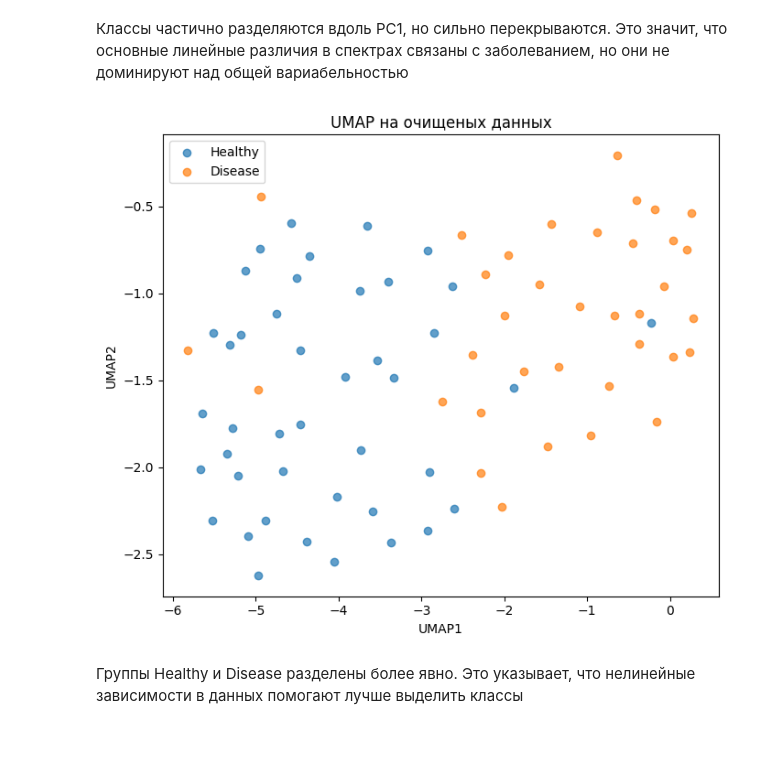
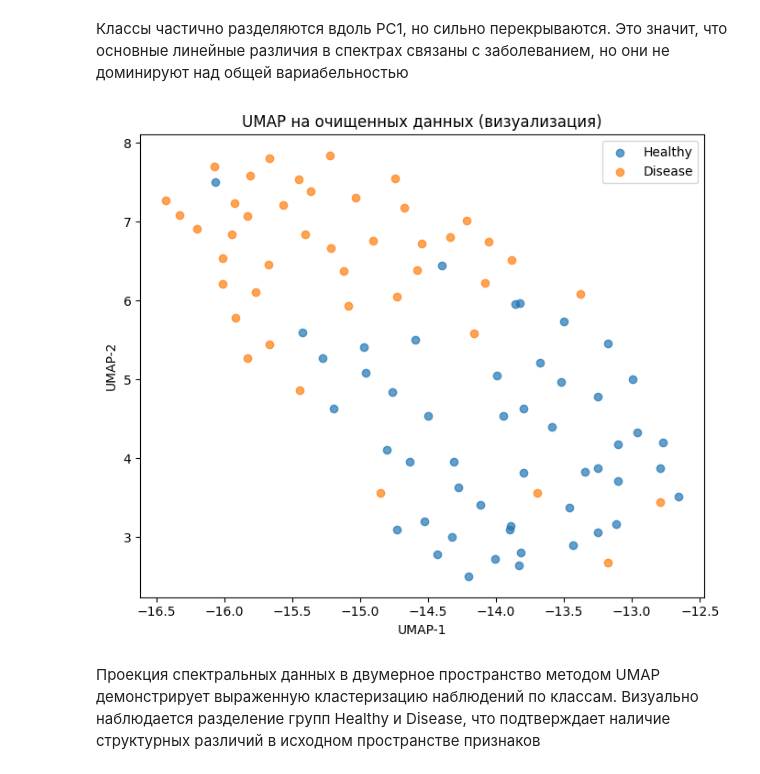
Before and after one commit to nstk24/diplomist, a Jupyter notebook: первый.ipynb, the cells around one changed output. Cells and saved outputs as stored; diff of their text form; code cells hidden in the pictures; blank space fills up the shorter version.

```diff
--- a/первый.ipynb
+++ b/первый.ipynb
@@ -145,24 +177,33 @@ Mann–Whitney U-test: U = 1490.0 , p-value = 0.09872431079247232
 # %% [markdown]
 сделаем чистку данных от тех, в которых С/Ш меньше 15, для лучшей подготовки датасета к последующему обучению
 # %%
+import numpy as np
+import pandas as pd
+
 # --- Удаление спектров с низким SNR ---
-snr_threshold = 20# можно менять (например, 10 / 15 / 20)
+snr_threshold = 15  # фиксированный порог качества (не подбираем под метрики)
+
 mask = snr >= snr_threshold
 
 X_clean = X[mask]
-y_clean = y[mask]
-wavenumber_clean = wavenumber  # ось остаётся та же
+y_clean = y[mask].astype(int)
 snr_clean = snr[mask]
+wavenumber_clean = wavenumber  # ось та же
 
 print(f"Исходный размер: {X.shape[0]} спектров")
 print(f"После фильтрации (SNR >= {snr_threshold}): {X_clean.shape[0]} спектров")
 print(f"Удалено: {X.shape[0] - X_clean.shape[0]} спектров")
 
-# --- Сохраняем в CSV для дальнейшего использования ---
-import pandas as pd
+# Контроль баланса классов
+unique_before, counts_before = np.unique(y, return_counts=True)
+unique_after, counts_after = np.unique(y_clean, return_counts=True)
+print("Классы до :", dict(zip(unique_before, counts_before)))
+print("Классы после:", dict(zip(unique_after, counts_after)))
 
+# --- Сохраняем для дальнейшего использования ---
 pd.DataFrame(X_clean).to_csv("X_clean.csv", index=False)
-pd.DataFrame({"label": y_clean, "snr": snr_clean}).to_csv("y_clean.csv", index=False)
 pd.DataFrame({"wavenumber": wavenumber_clean}).to_csv("wavenumber.csv", index=False)
+pd.DataFrame({"label": y_clean}).to_csv("y_clean.csv", index=False)
+pd.DataFrame({"snr": snr_clean}).to_csv("snr_clean.csv", index=False)
 # %% [output]
 Исходный размер: 100 спектров
@@ -226,30 +270,35 @@ print("Доля объяснённой дисперсии:", pca_clean.explained
 Это значит, что основные линейные различия в спектрах связаны с заболеванием, но они не доминируют над общей вариабельностью
 # %%
 import umap
+import numpy as np
 import matplotlib.pyplot as plt
+from sklearn.preprocessing import StandardScaler
 
-# Нормализация (можно взять X_clean и y_clean)
-from sklearn.preprocessing import StandardScaler
 Xn_umap = StandardScaler().fit_transform(X_clean)
 
-# UMAP в 2D
-umap_model = umap.UMAP(n_components=2, random_state=42)
+umap_model = umap.UMAP(
+    n_components=2,
+    n_neighbors=15,
+    min_dist=0.1,
+    metric="euclidean",
+    random_state=42
+)
+
 Z_umap = umap_model.fit_transform(Xn_umap)
 
-# Визуализация
 plt.figure(figsize=(7,6))
 plt.scatter(Z_umap[y_clean==0,0], Z_umap[y_clean==0,1], label="Healthy", alpha=0.7)
 plt.scatter(Z_umap[y_clean==1,0], Z_umap[y_clean==1,1], label="Disease", alpha=0.7)
-plt.xlabel("UMAP1"); plt.ylabel("UMAP2")
-plt.title("UMAP на очищеных данных")
+plt.xlabel("UMAP-1")
+plt.ylabel("UMAP-2")
+plt.title("UMAP на очищенных данных (визуализация)")
 plt.legend()
 plt.tight_layout()
 plt.show()
 # %% [output]
-[figure, old version]
+[figure, new version]
 # %% [markdown]
-Группы Healthy и Disease разделены более явно.
-Это указывает, что нелинейные зависимости в данных помогают лучше выделить классы
+Проекция спектральных данных в двумерное пространство методом UMAP демонстрирует выраженную кластеризацию наблюдений по классам. Визуально наблюдается разделение групп Healthy и Disease, что подтверждает наличие структурных различий в исходном пространстве признаков
 # %%
 from sklearn.manifold import TSNE
 import matplotlib.pyplot as plt
```
Also changed, not shown: parts of 18 cells of this notebook.
